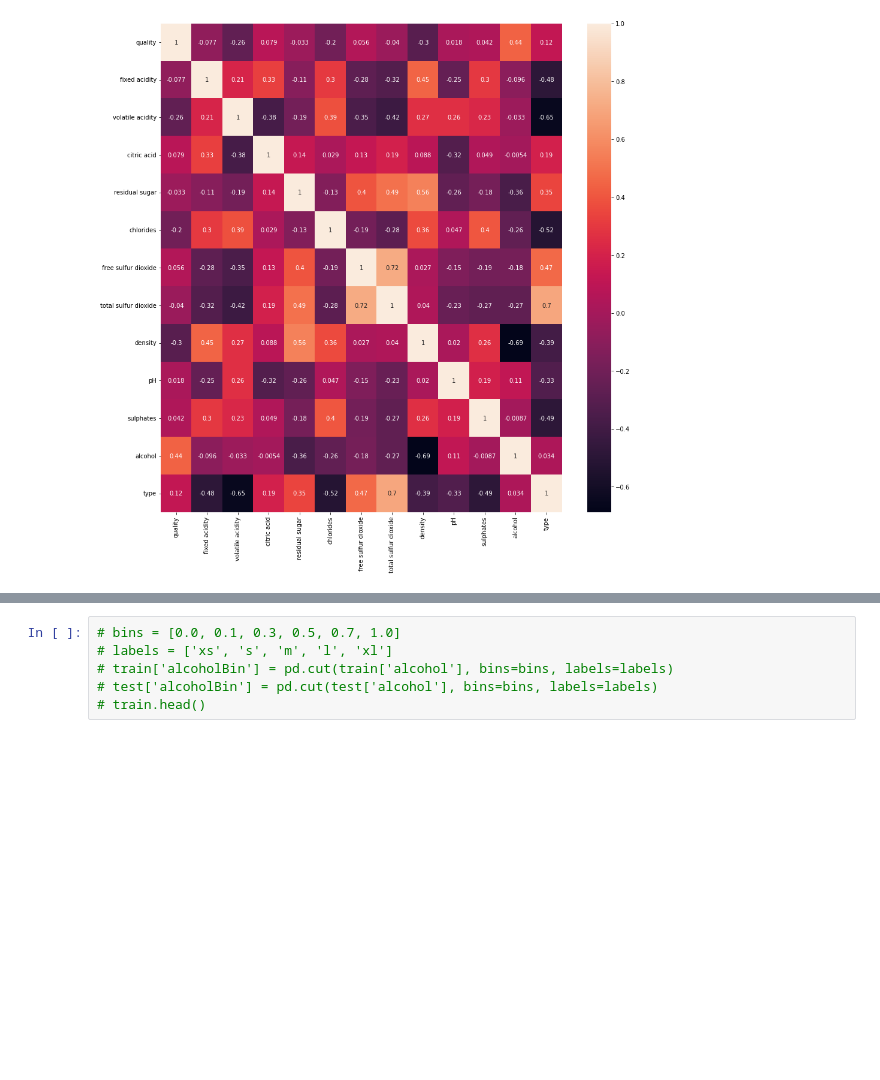
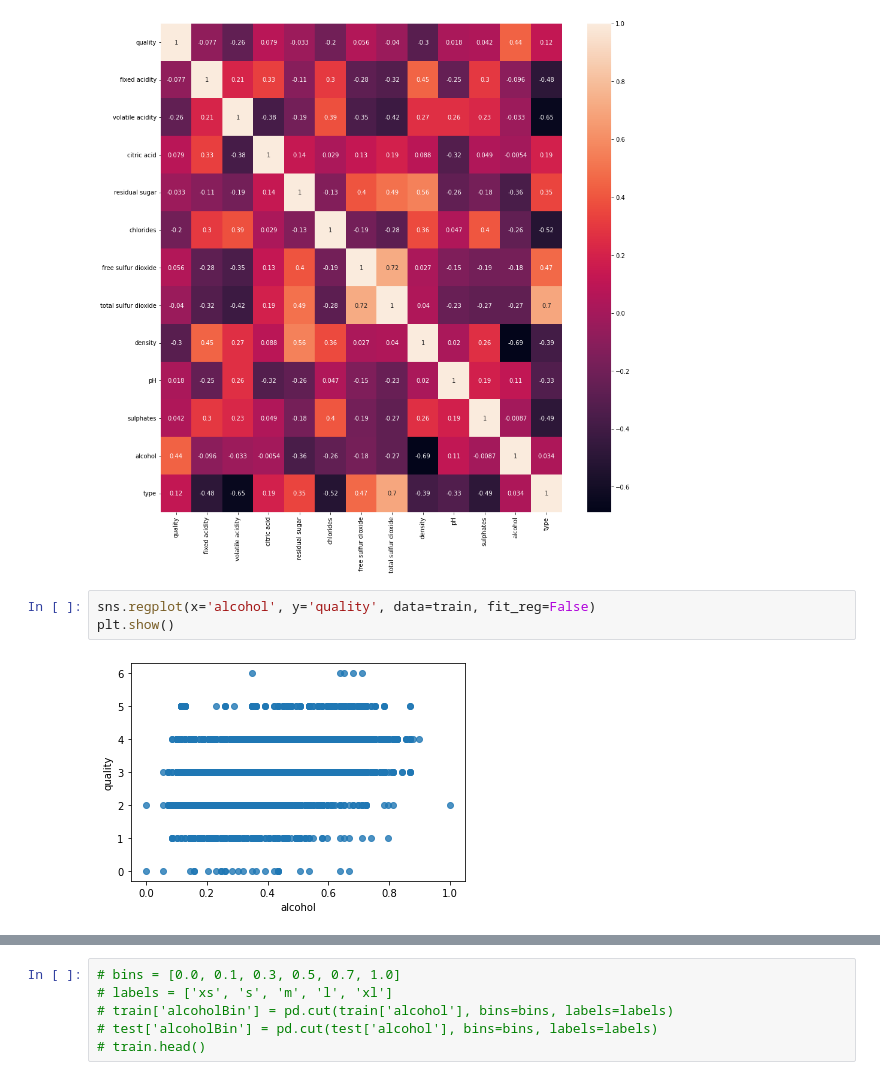
Before and after one commit to CreatePath/ML-Study, a Jupyter notebook: DeepLearning/Python_DeepLearning/my_wine_classification.ipynb, the cells around one changed output, grey strips where cells are left out. Saved outputs shown, nothing was run; the diff lists cells and outputs as text; blank space fills up the shorter version.

```diff
--- a/DeepLearning/Python_DeepLearning/my_wine_classification.ipynb
+++ b/DeepLearning/Python_DeepLearning/my_wine_classification.ipynb
@@ -107,4 +107,9 @@ plt.show()
 # quality 상관계수 순위 : 1. alcohol 2. density 3. volatil acidity 4. chlorides
 # %% [output]
 [figure]
+# %%
+sns.regplot(x='alcohol', y='quality', data=train, fit_reg=False)
+plt.show()
+# %% [output]
+[figure, added]
 # %%
```
Also changed, not shown: parts of 22 cells of this notebook, 1 other file.
